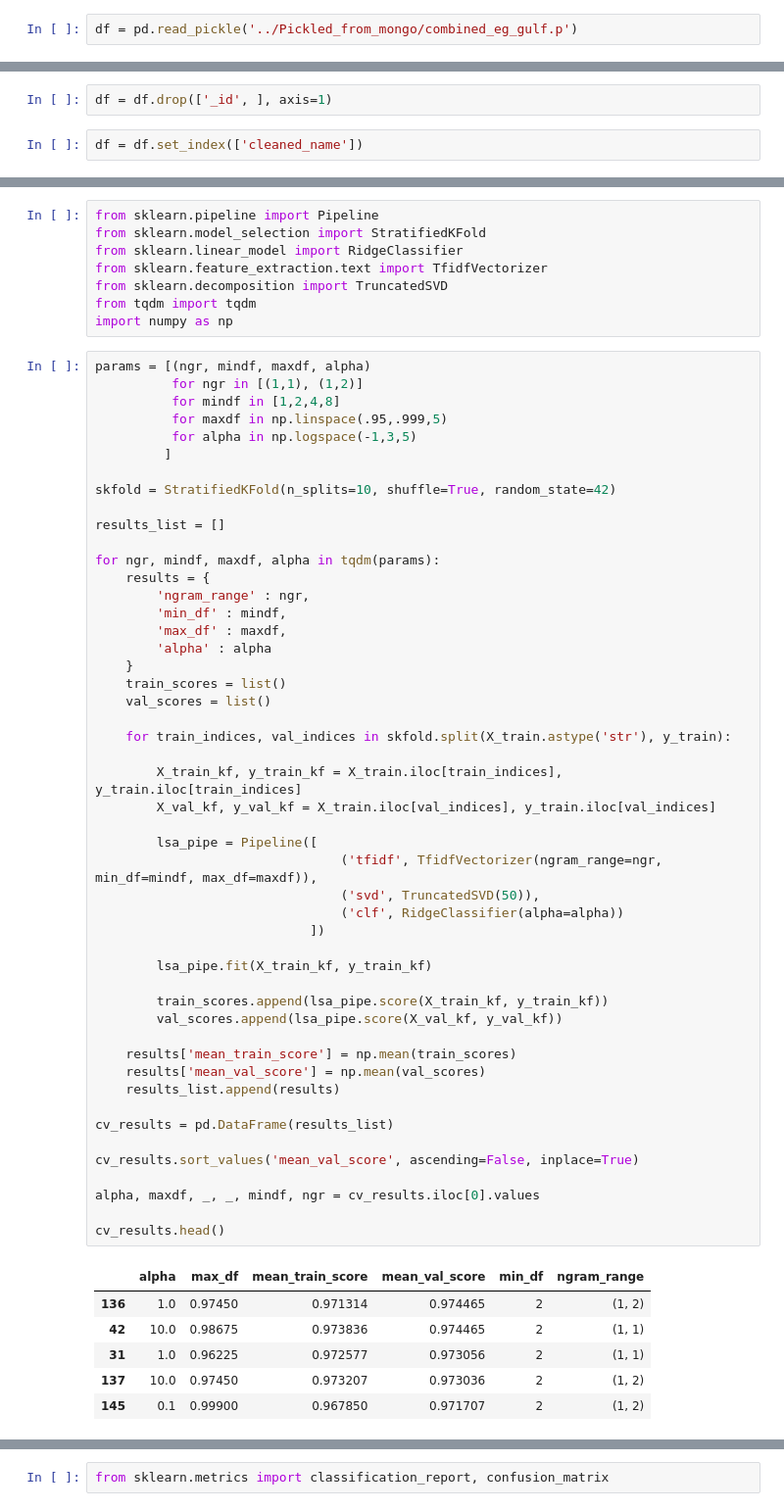
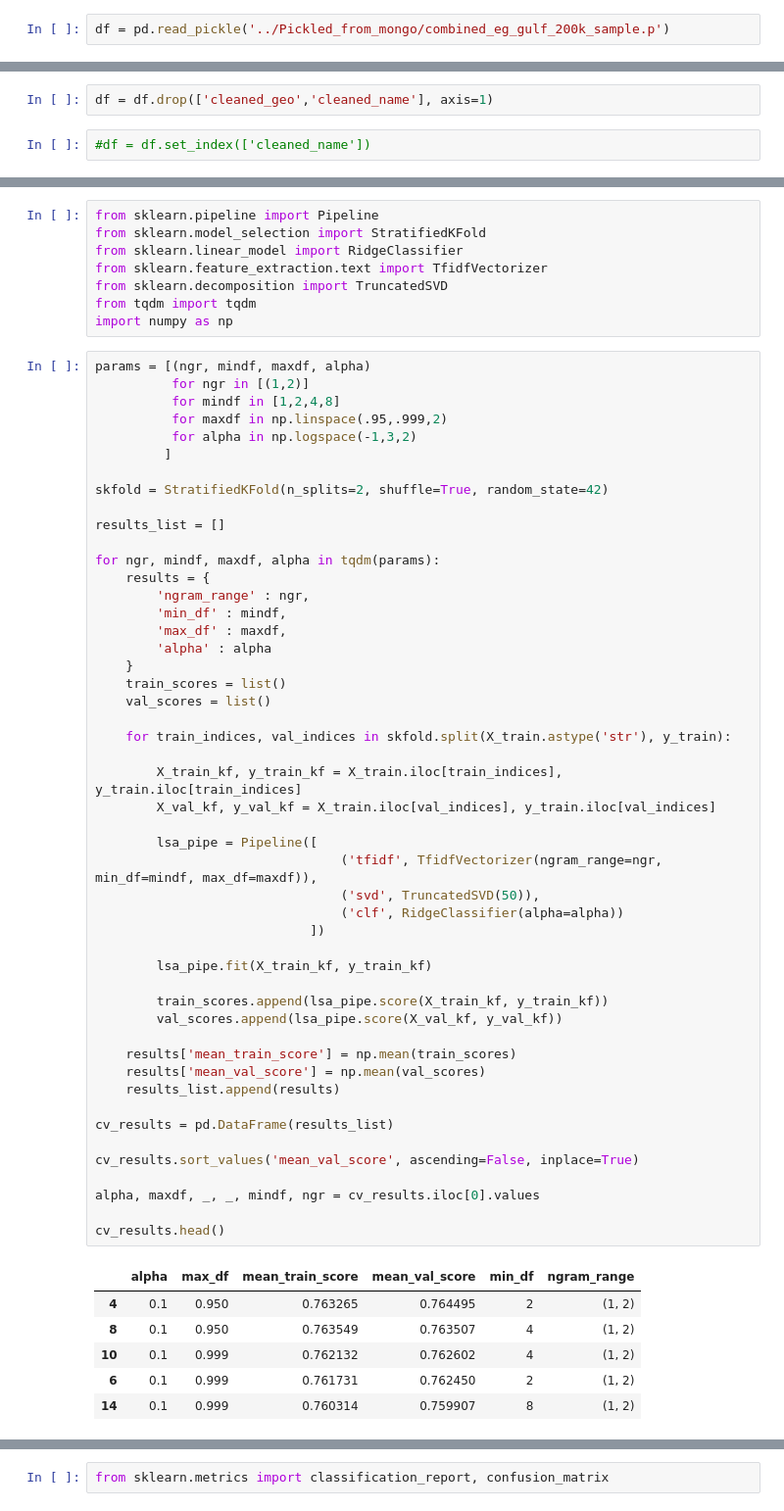
Before and after one commit to telsahy/capstone-52, a Jupyter notebook: topic_modeling_experiments/lsa/lsa_tfidf_no_stop.ipynb, the cells around one changed output, grey strips where cells are left out. Shown at 98% size. Saved outputs shown, nothing was run; the diff lists cells and outputs as text.

```diff
--- a/topic_modeling_experiments/lsa/lsa_tfidf_no_stop.ipynb
+++ b/topic_modeling_experiments/lsa/lsa_tfidf_no_stop.ipynb
@@ -14,5 +19,5 @@ cd Pickled_from_mongo/
 # %%
-df = pd.read_pickle('../Pickled_from_mongo/combined_eg_gulf.p')
+df = pd.read_pickle('../Pickled_from_mongo/combined_eg_gulf_200k_sample.p')
 # %%
 df.shape
 # %% [output]
@@ -20,7 +25,7 @@ df.shape
 # %%
-df = df.drop(['_id', ], axis=1)
+df = df.drop(['cleaned_geo','cleaned_name'], axis=1)
 # %%
-df = df.set_index(['cleaned_name'])
+#df = df.set_index(['cleaned_name'])
 # %%
 df.info()
 # %% [output]
@@ -450,13 +428,13 @@ from tqdm import tqdm
 import numpy as np
 # %%
 params = [(ngr, mindf, maxdf, alpha)
-          for ngr in [(1,1), (1,2)]
+          for ngr in [(1,2)]
           for mindf in [1,2,4,8]
-          for maxdf in np.linspace(.95,.999,5)
-          for alpha in np.logspace(-1,3,5)
+          for maxdf in np.linspace(.95,.999,2)
+          for alpha in np.logspace(-1,3,2)
          ]
 
-skfold = StratifiedKFold(n_splits=10, shuffle=True, random_state=42)
+skfold = StratifiedKFold(n_splits=2, shuffle=True, random_state=42)
 
 results_list = []
 
@@ -472,38 +450,38 @@ for ngr, mindf, maxdf, alpha in tqdm(params):
 
     for train_indices, val_indices in skfold.split(X_train.astype('str'), y_train):
 
         X_train_kf, y_train_kf = X_train.iloc[train_indices], y_train.iloc[train_indices]
         X_val_kf, y_val_kf = X_train.iloc[val_indices], y_train.iloc[val_indices]
 
         lsa_pipe = Pipeline([
                                 ('tfidf', TfidfVectorizer(ngram_range=ngr, min_df=mindf, max_df=maxdf)),
                                 ('svd', TruncatedSVD(50)),
                                 ('clf', RidgeClassifier(alpha=alpha))
                             ])
 
         lsa_pipe.fit(X_train_kf, y_train_kf)
 
         train_scores.append(lsa_pipe.score(X_train_kf, y_train_kf))
         val_scores.append(lsa_pipe.score(X_val_kf, y_val_kf))
 
     results['mean_train_score'] = np.mean(train_scores)
     results['mean_val_score'] = np.mean(val_scores)
     results_list.append(results)
 
 cv_results = pd.DataFrame(results_list)
 
 cv_results.sort_values('mean_val_score', ascending=False, inplace=True)
 
 alpha, maxdf, _, _, mindf, ngr = cv_results.iloc[0].values
 
 cv_results.head()
 # %% [output]
 |  | alpha | max_df | mean_train_score | mean_val_score | min_df | ngram_range |
-| 136 | 1.0 | 0.97450 | 0.971314 | 0.974465 | 2 | (1, 2) |
-| 42 | 10.0 | 0.98675 | 0.973836 | 0.974465 | 2 | (1, 1) |
-| 31 | 1.0 | 0.96225 | 0.972577 | 0.973056 | 2 | (1, 1) |
-| 137 | 10.0 | 0.97450 | 0.973207 | 0.973036 | 2 | (1, 2) |
-| 145 | 0.1 | 0.99900 | 0.967850 | 0.971707 | 2 | (1, 2) |
+| 4 | 0.1 | 0.950 | 0.763265 | 0.764495 | 2 | (1, 2) |
+| 8 | 0.1 | 0.950 | 0.763549 | 0.763507 | 4 | (1, 2) |
+| 10 | 0.1 | 0.999 | 0.762132 | 0.762602 | 4 | (1, 2) |
+| 6 | 0.1 | 0.999 | 0.761731 | 0.762450 | 2 | (1, 2) |
+| 14 | 0.1 | 0.999 | 0.760314 | 0.759907 | 8 | (1, 2) |
 # %%
 lsa_pipe = Pipeline([
                         ('tfidf', TfidfVectorizer(ngram_range=ngr, min_df=mindf, max_df=maxdf)),
```
Also changed, not shown: parts of 44 cells of this notebook, 3 other files.
